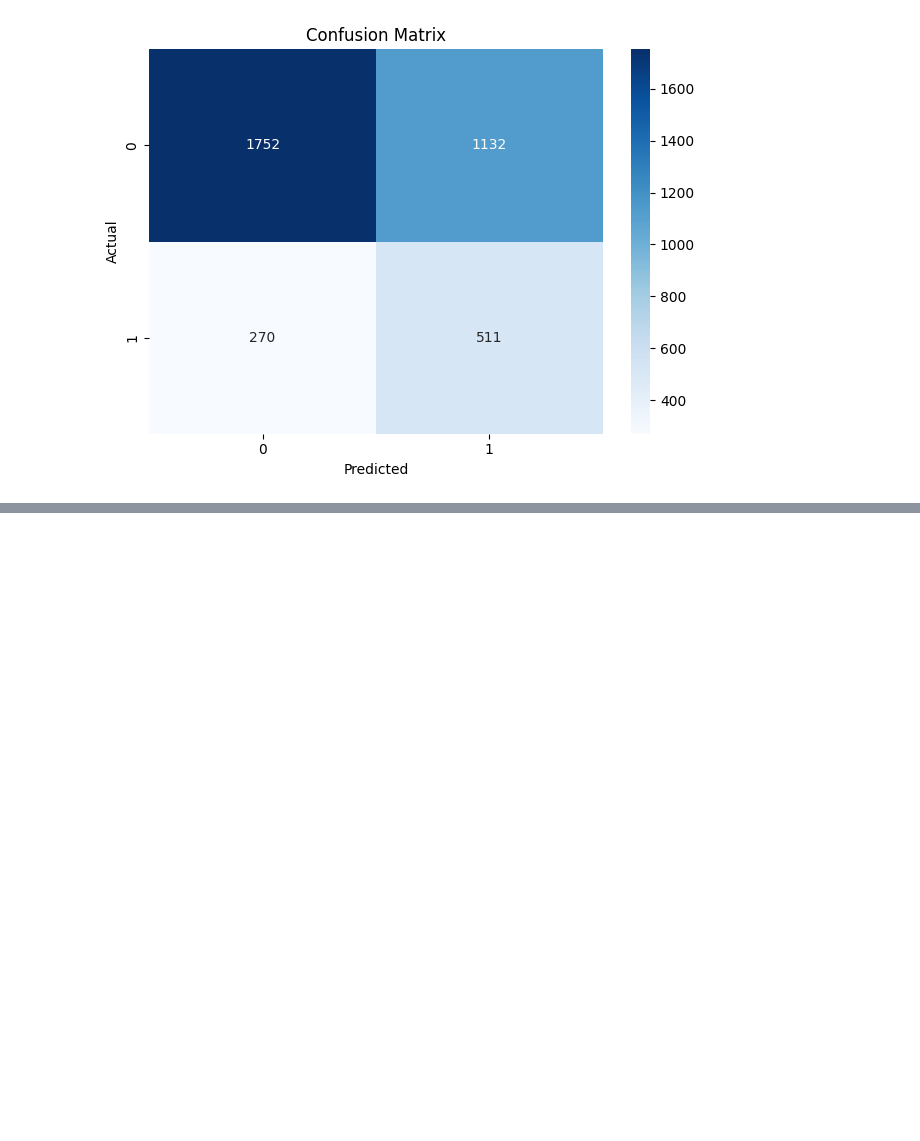
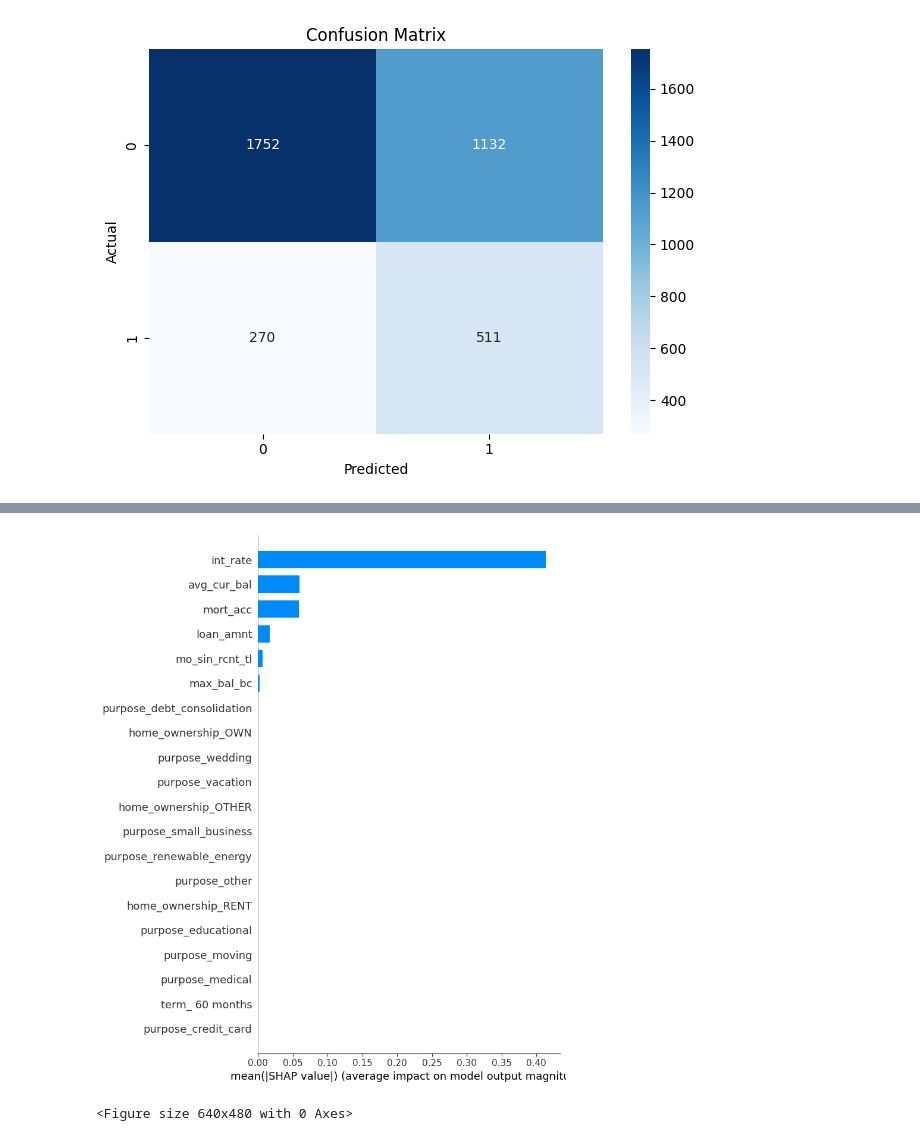
Before and after one commit to yousssef96/Loyd-Bank-Fraud-Detection, a Jupyter notebook: notebooks/EDA.ipynb, the cells around one changed output, grey strips where cells are left out. Cells and saved outputs as stored; diff of their text form; code cells hidden in the pictures; blank space fills up the shorter version.

```diff
--- a/notebooks/EDA.ipynb
+++ b/notebooks/EDA.ipynb
@@ -658,3 +660,26 @@ plt.tight_layout()
 plt.show()
 # %% [output]
 [figure]
+# %%
+model_path = Path("../src/serving/model")
+
+pipeline = mlflow.sklearn.load_model(model_path)
+
+
+preprocessor = pipeline.named_steps['preprocess']
+model = pipeline.named_steps['model']
+
+
+
+onehot_names = preprocessor.named_transformers_["onehot"].get_feature_names_out(one_hot_cols)
+feature_names = list(onehot_names) + skewed_cols + other_numeric_cols
+coefs = model.coef_[0]
+
+importance_df = pd.DataFrame({
+    "feature": feature_names,
+    "coefficient": coefs,
+    "abs_coefficient": np.abs(coefs)
+}).sort_values(by="abs_coefficient", ascending=False)
+
+importance_df = importance_df[importance_df['abs_coefficient'] > 0.0]
+importance_df
@@ -660,0 +694,16 @@ plt.show()
+# %%
+X_train_transformed = preprocessor.transform(X_train)
+X_test_transformed = preprocessor.transform(X_test)
+
+X_train_df = pd.DataFrame(X_train_transformed, columns=feature_names, index=X_train.index)
+X_test_df = pd.DataFrame(X_test_transformed, columns=feature_names, index=X_test.index)
+# %%
+explainer = shap.LinearExplainer(model, X_train_df)
+shap_values = explainer.shap_values(X_test_df)
+# %%
+shap.summary_plot(shap_values, X_test_df, plot_type="bar")
+plt.tight_layout()
+plt.show()
+# %% [output]
+[figure, added]
+<Figure size 640x480 with 0 Axes>
```
Also changed, not shown: parts of 2 cells of this notebook, 2 other files.
